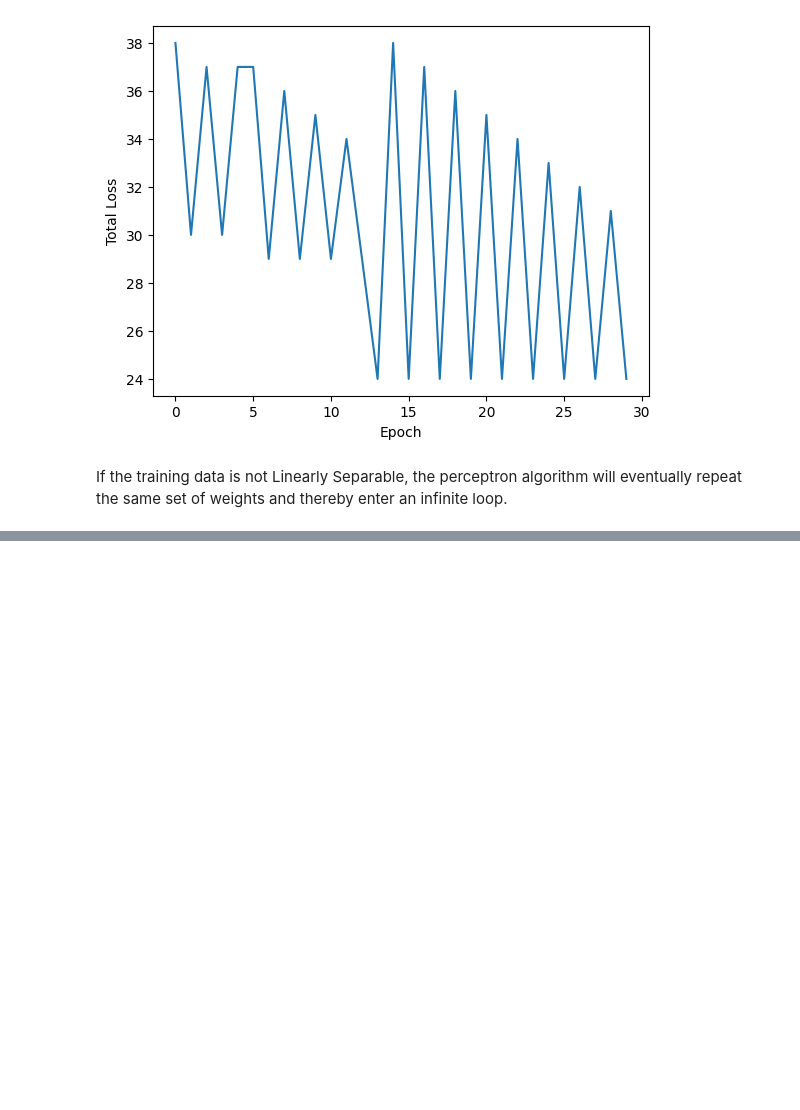
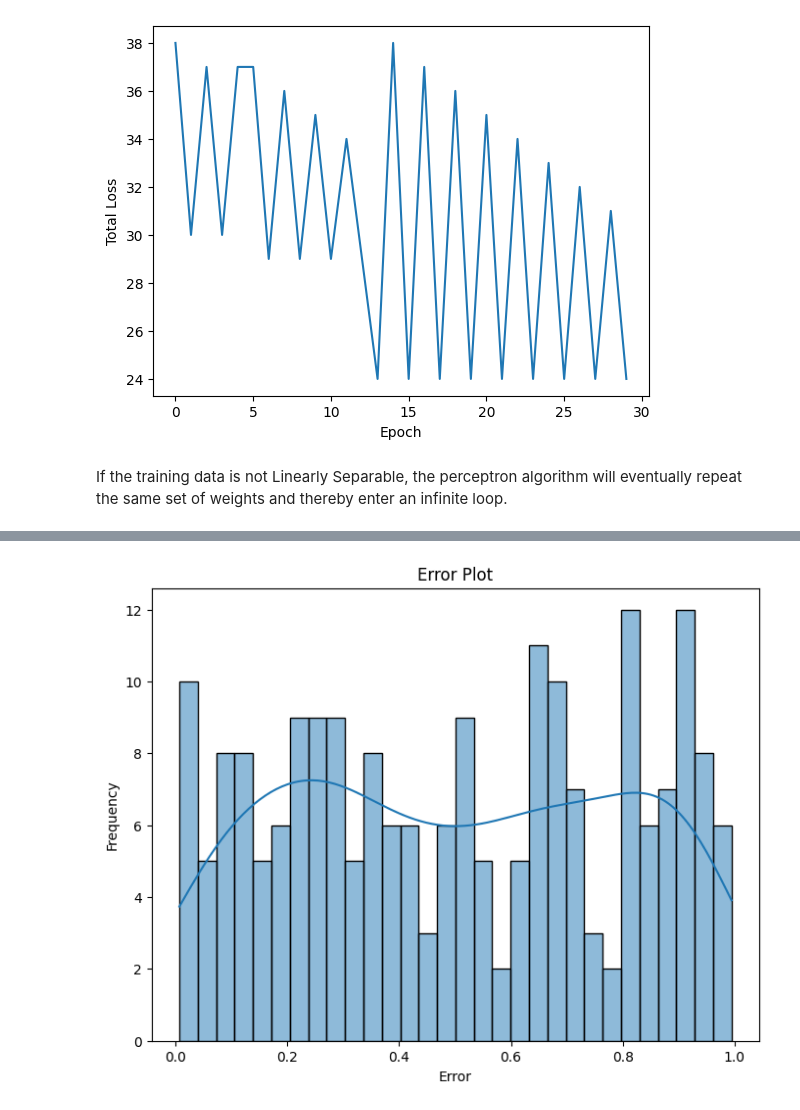
Before and after one commit to jhashivam0022/STP_AIML_IIITH_Projects_and_Labs, a Jupyter notebook: AIML_Module_4_Lab_1_Perceptron.ipynb, the cells around one changed output, grey strips where cells are left out. Saved outputs shown, nothing was run; the diff lists cells and outputs as text; code cells hidden in the pictures; blank space fills up the shorter version.

```diff
--- a/AIML_Module_4_Lab_1_Perceptron.ipynb
+++ b/AIML_Module_4_Lab_1_Perceptron.ipynb
@@ -152,0 +155,11 @@ If the training data is not Linearly Separable, the perceptron algorithm will ev
+# %%
+import pandas as pd
+df=pd.read_csv("/content/sample_data/Sonar.csv")
+# %%
+X = df.iloc[:, :-1]
+y = df.iloc[:, -1]
+# %%
+np.random.seed(42)
+predictions = np.random.rand(len(y))
+# %%
+errors = np.abs(predictions - y)
@@ -152,0 +168,9 @@ If the training data is not Linearly Separable, the perceptron algorithm will ev
+# %%
+plt.figure(figsize=(8, 6))
+sns.histplot(errors, kde=True, bins=30)
+plt.xlabel('Error')
+plt.ylabel('Frequency')
+plt.title('Error Plot')
+plt.show()
+# %% [output]
+[figure, added]
```
Also changed, not shown: parts of 11 cells of this notebook.
